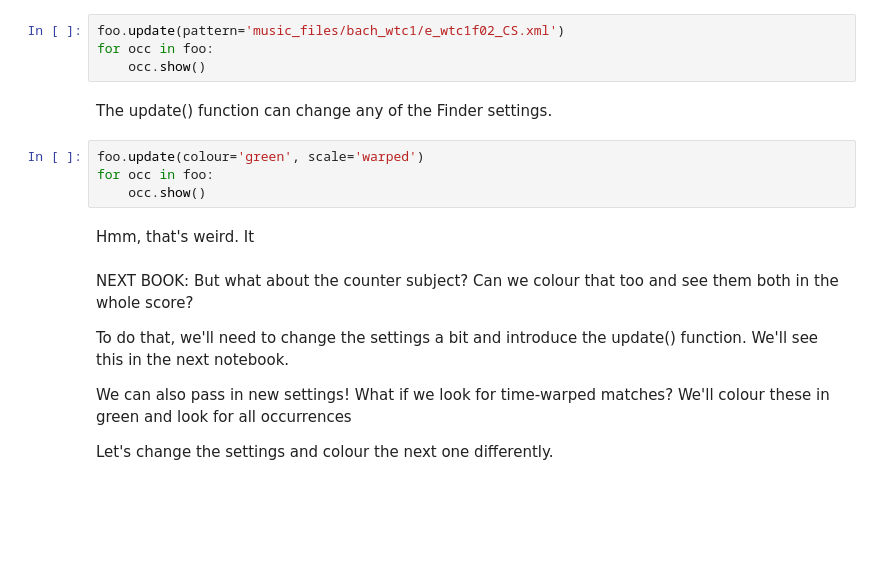
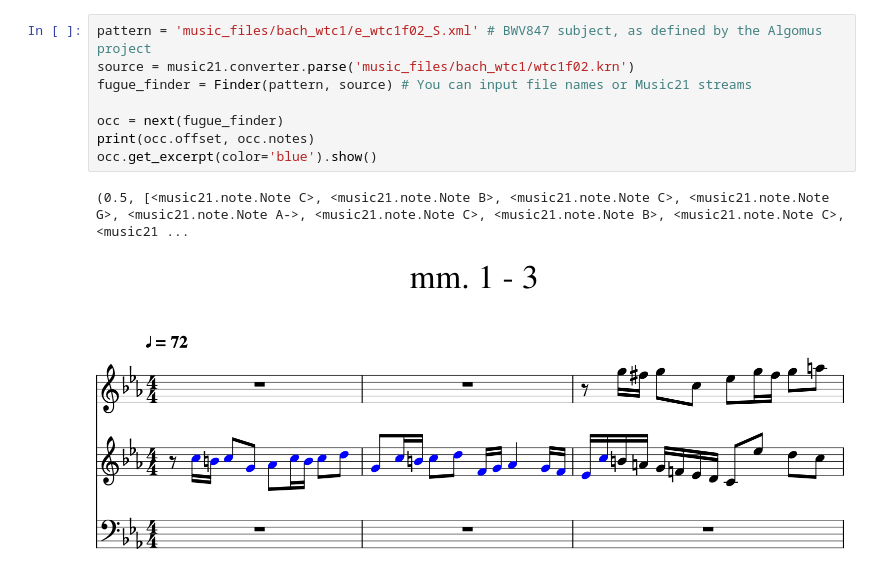
Before and after one commit to ELVIS-Project/PatternFinder, a Jupyter notebook: docs/jupyter_notebooks/Looking for Bach Fugue Subjects.ipynb, the cells around one changed output. Drawn from its saved outputs; the diff is of its cells as text; blank space fills up the shorter version.

```diff
--- a/docs/jupyter_notebooks/Looking for Bach Fugue Subjects.ipynb
+++ b/docs/jupyter_notebooks/Looking for Bach Fugue Subjects.ipynb
@@ -43,22 +17,11 @@ At least until we run update(). This will restart foo at the beginning again. No
-# %%
-foo.update(pattern='music_files/bach_wtc1/e_wtc1f02_CS.xml')
-for occ in foo:
-    occ.show()
-# %% [markdown]
-The update() function can change any of the Finder settings.
-# %%
-foo.update(colour='green', scale='warped')
-for occ in foo:
-    occ.show()
-# %% [markdown]
-Hmm, that's weird. It
-# %% [markdown]
-NEXT BOOK:
-But what about the counter subject? Can we colour that too and see them both in the whole score?
-
-To do that, we'll need to change the settings a bit and introduce the update() function. We'll see this in the next notebook.
-
-
-We can also pass in new settings! What if we look for time-warped matches? We'll colour these in green and look for all occurrences
-
-Let's change the settings and colour the next one differently.
+# %%
+pattern = 'music_files/bach_wtc1/e_wtc1f02_S.xml' # BWV847 subject, as defined by the Algomus project
+source = music21.converter.parse('music_files/bach_wtc1/wtc1f02.krn')
+fugue_finder = Finder(pattern, source) # You can input file names or Music21 streams
+
+occ = next(fugue_finder)
+print(occ.offset, occ.notes)
+occ.get_excerpt(color='blue').show()
+# %% [output]
+(0.5, [<music21.note.Note C>, <music21.note.Note B>, <music21.note.Note C>, <music21.note.Note G>, <music21.note.Note A->, <music21.note.Note C>, <music21.note.Note B>, <music21.note.Note C>, <music21 ...
+[figure, added]
```
Also changed, not shown: parts of 25 cells of this notebook, 5 other files.
